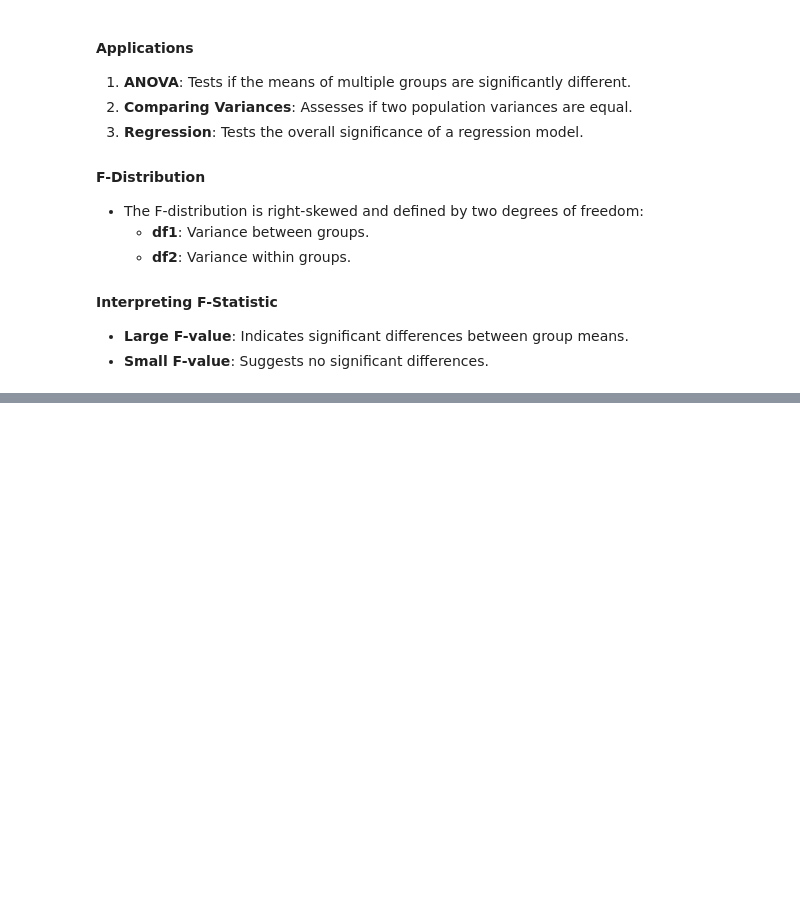
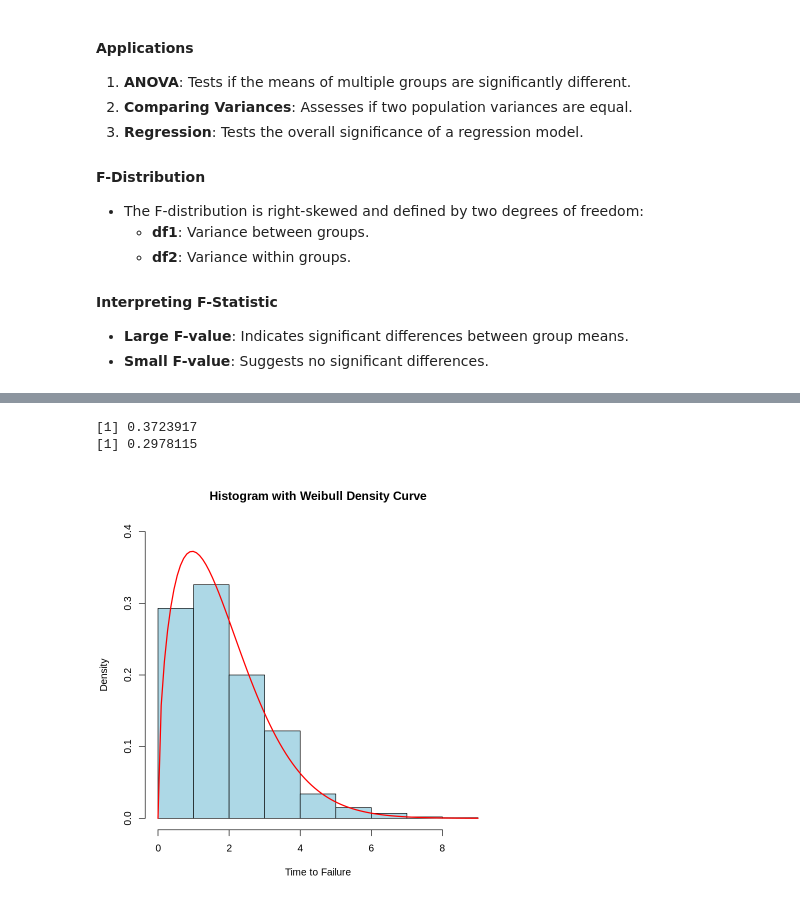
Before and after one commit to davidofitaly/notes_02_50_key_stats_ds, a Jupyter notebook: 02_chapter/01_raw_data.ipynb, the cells around one changed output, grey strips where cells are left out. Saved outputs shown, nothing was run; the diff lists cells and outputs as text; code cells hidden in the pictures; blank space fills up the shorter version.

```diff
--- a/02_chapter/01_raw_data.ipynb
+++ b/02_chapter/01_raw_data.ipynb
@@ -582,0 +792,25 @@ $$
+# %%
+# Parameters
+lambda <- 2  # Scale parameter
+k <- 1.5     # Shape parameter
+
+# Generate 1000 random values from the Weibull distribution
+set.seed(42)
+data <- rweibull(1000, shape = k, scale = lambda)
+
+# Calculate the probability density for x = 1
+pdf_value <- dweibull(1, shape = k, scale = lambda)
+print(pdf_value)
+
+# Calculate the cumulative probability for x <= 1
+cdf_value <- pweibull(1, shape = k, scale = lambda)
+print(cdf_value)
+
+# Plot the histogram with the Weibull density curve
+hist(data, probability = TRUE, col = "lightblue", main = "Histogram with Weibull Density Curve",
+     xlab = "Time to Failure", ylab = "Density", ylim = c(0, 0.4))
+curve(dweibull(x, shape = k, scale = lambda), add = TRUE, col = "red", lwd = 2)
+# %% [output]
+[1] 0.3723917
+[1] 0.2978115
+[figure, added]
```
Also changed, not shown: parts of 13 cells of this notebook.
